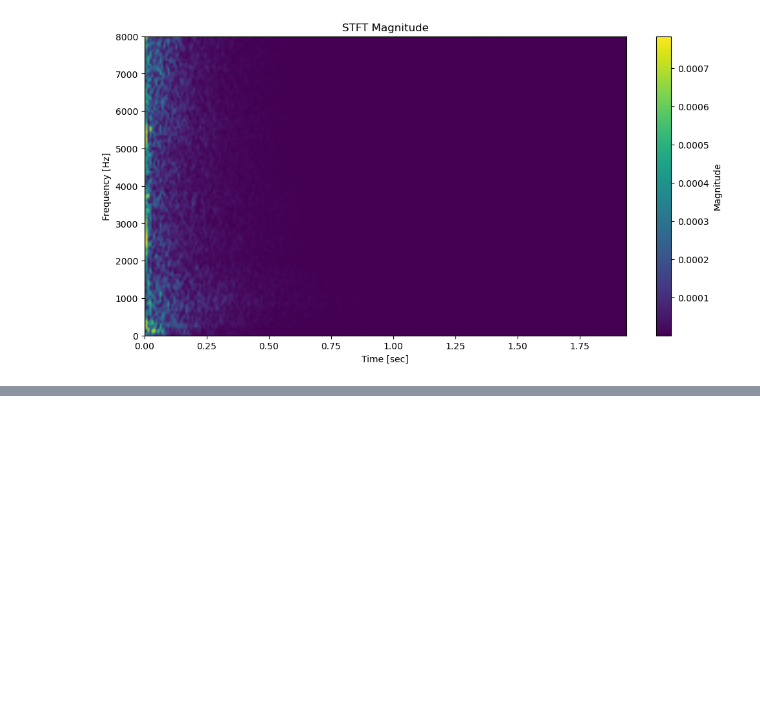
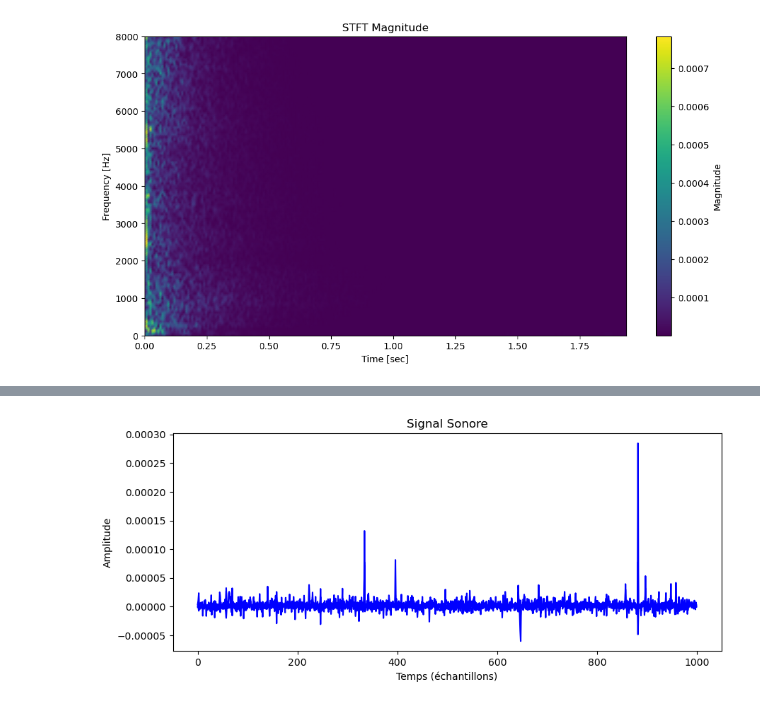
Before and after one commit to guillaumelalire/Acoustic-IA-Data-Hack-2024, a Jupyter notebook: vincentleboss.ipynb, the cells around one changed output, grey strips where cells are left out. Cells and saved outputs as stored; diff of their text form; code cells hidden in the pictures; blank space fills up the shorter version.

```diff
--- a/vincentleboss.ipynb
+++ b/vincentleboss.ipynb
@@ -224,0 +293,23 @@ plt.show()
+# %%
+import numpy as np
+import matplotlib.pyplot as plt
+
+# Charger les données audio à partir du fichier .npy
+audio_data = np.load('data/LivingRoom_preprocessed_hack/Human1/deconvoled_trim.npy')
+
+# Prendre la moyenne des trois canaux pour obtenir un signal audio mono
+audio_data_mono = np.mean(audio_data, axis=-1)
+
+# Créer un axe temporel pour le signal audio
+time_axis = np.arange(0, len(audio_data_mono))
+
+# Tracer le signal sonore
+plt.figure(figsize=(10, 4))
+plt.plot(time_axis, audio_data_mono, color='b')
+plt.title('Signal Sonore')
+plt.xlabel('Temps (échantillons)')
+plt.ylabel('Amplitude')
+
+plt.show()
+# %% [output]
+[figure, added]
```
Also changed, not shown: parts of 6 cells of this notebook.
